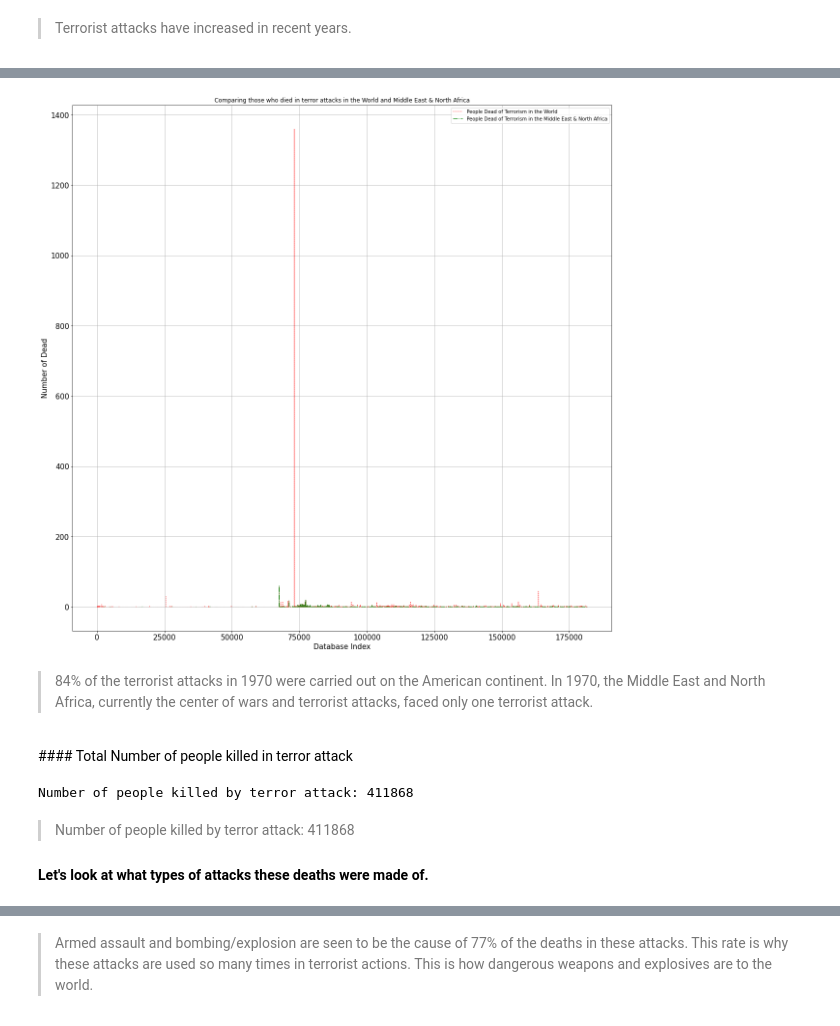
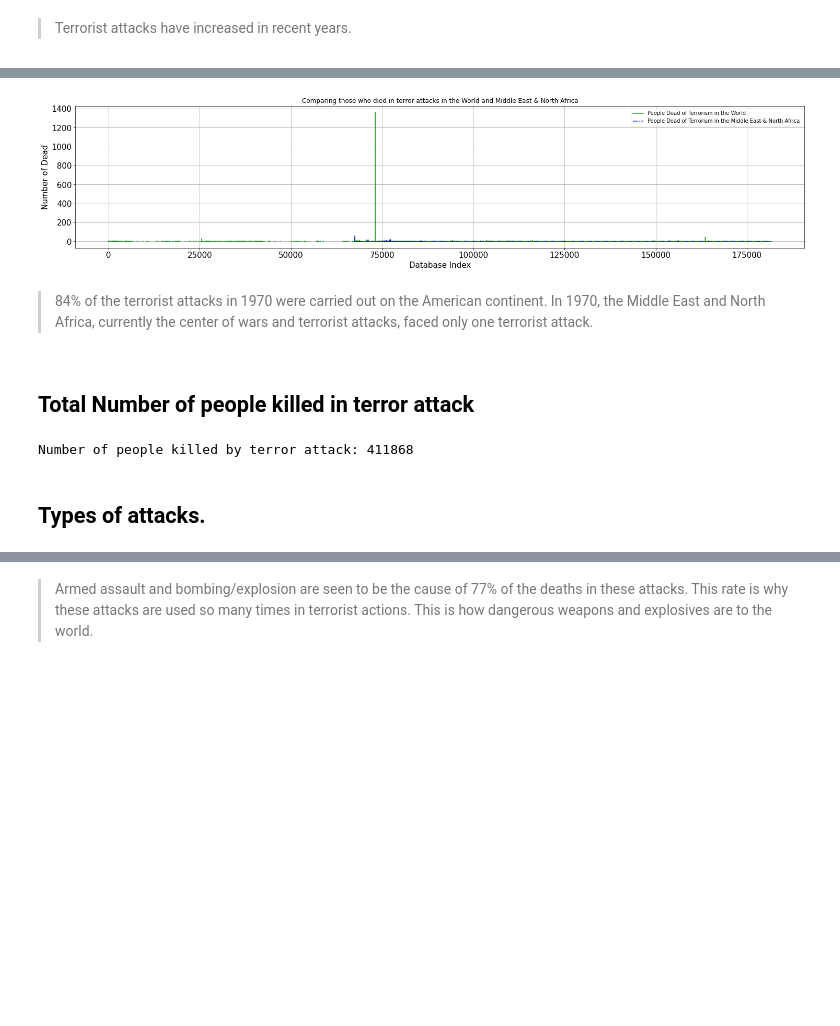
Before and after one commit to Sabyasachi-Seal/LGMVIP-DataScience, a Jupyter notebook: ExploratoryAnalysis-Terrosirm/terrorism.ipynb, the cells around one changed output, grey strips where cells are left out. Drawn from its saved outputs; the diff is of its cells as text; code cells hidden in the pictures; blank space fills up the shorter version.

```diff
--- a/ExploratoryAnalysis-Terrosirm/terrorism.ipynb
+++ b/ExploratoryAnalysis-Terrosirm/terrorism.ipynb
@@ -63,28 +72,28 @@ plt.show()
 # %%
-df.nkillus.plot(kind = 'line', color = 'red', label = 'People Dead of Terrorism in the World', linewidth = 1.5, alpha = 0.8, grid = True,
-                 linestyle = ':', figsize = (20,20), fontsize=15)
-middleEastData.nkillus.plot(color = "green", label = 'People Dead of Terrorism in the Middle East & North Africa', linewidth = 1.5, alpha = 0.8,
-                            grid = True, linestyle = '-.', figsize = (20,20), fontsize=15)
+df.nkillus.plot(kind = 'line', color = 'green', label = 'People Dead of Terrorism in the World', linewidth = 1.5, alpha = 0.8, grid = True,
+                 linestyle = 'solid', figsize = (20,20), fontsize=15)
+middleEastData.nkillus.plot(color = "blue", label = 'People Dead of Terrorism in the Middle East & North Africa', linewidth = 1.5, alpha = 0.8,
+                            grid = True, linestyle = '-.', figsize = (25,5), fontsize=15)
 
 plt.legend(loc='upper right')     # legend = puts label into plot
 plt.xlabel('Database Index', fontsize=15)              # label = name of label
 plt.ylabel('Number of Dead', fontsize=15)
 
 plt.title('Comparing those who died in terror attacks in the World and Middle East & North Africa')            #plot title
 plt.show()
 # %% [output]
-[figure, old version]
+[figure, new version]
 # %% [markdown]
 >84% of the terrorist attacks in 1970 were carried out on the American continent. In 1970, the Middle East and North Africa, currently the center of wars and terrorist attacks, faced only one terrorist attack.
 <br>
-#### Total Number of people killed in terror attack
+
+## Total Number of people killed in terror attack
 # %%
 killData = df.loc[:,'nkill']
 print('Number of people killed by terror attack:', int(sum(killData.dropna())))# drop the NaN values
 # %% [output]
 Number of people killed by terror attack: 411868
-# %% [markdown]
->Number of people killed by terror attack: 411868<br>
-#### Let's look at what types of attacks these deaths were made of.
+# %% [markdown]
+## Types of attacks.
 # %%
 attackData = df.loc[:,'attacktype1':'attacktype1_txt']
```
Also changed, not shown: parts of 14 cells of this notebook.
